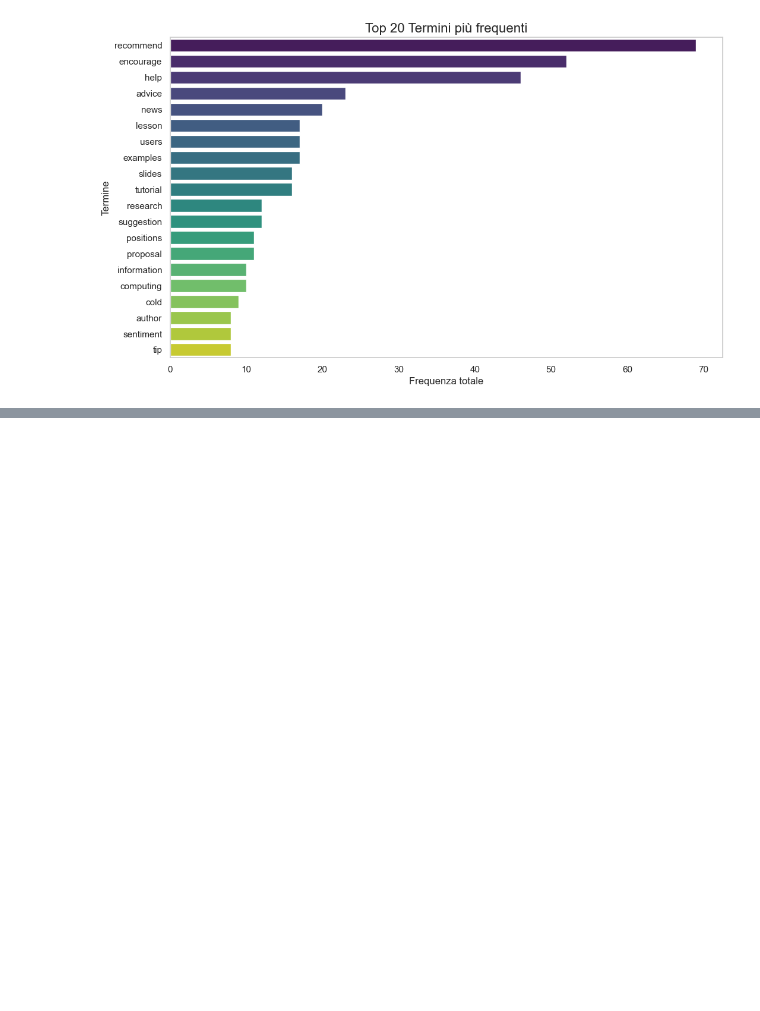
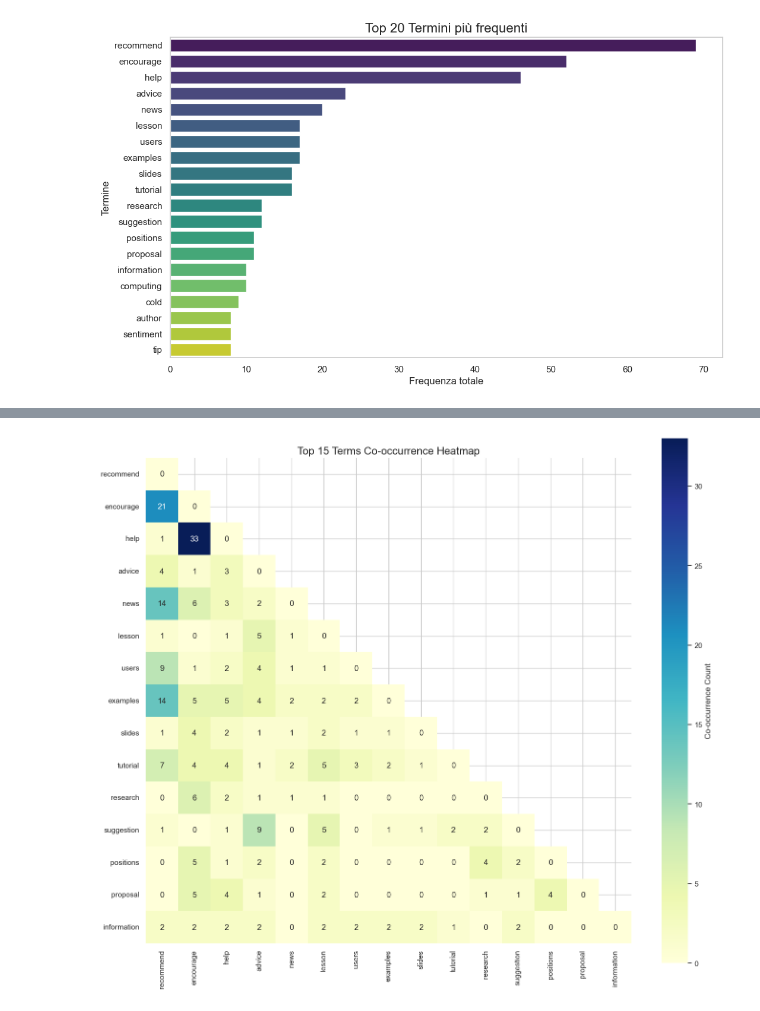
Before and after one commit to dami013/Terms, a Jupyter notebook: terms_link_analysis.ipynb, the cells around one changed output, grey strips where cells are left out. Cells and saved outputs as stored; diff of their text form; code cells hidden in the pictures; blank space fills up the shorter version.

```diff
--- a/terms_link_analysis.ipynb
+++ b/terms_link_analysis.ipynb
@@ -300,0 +404,89 @@ plt.show()
+# %%
+# 7.2 Alternative approach for co-occurrence heatmap
+print("\nCo-occurrence Heatmap")
+
+# Get top N terms by frequency
+top_n_terms = 15
+top_terms_list = term_freq.head(top_n_terms).index.tolist()
+
+# Create an empty square matrix for co-occurrences
+co_matrix = np.zeros((top_n_terms, top_n_terms))
+
+# Create a dictionary for fast lookup
+term_to_index = {term: i for i, term in enumerate(top_terms_list)}
+
+# Fill the matrix with co-occurrence counts
+for _, row in co_df.iterrows():
+    term1, term2 = row['term1'], row['term2']
+    count = row['count']
+
+    # Check if both terms are in our top terms list
+    if term1 in term_to_index and term2 in term_to_index:
+        i = term_to_index[term1]
+        j = term_to_index[term2]
+        co_matrix[i, j] = count
+        co_matrix[j, i] = count  # Make it symmetric
+
+# Create a DataFrame from the matrix
+co_matrix_df = pd.DataFrame(co_matrix, index=top_terms_list, columns=top_terms_list)
+
+# Plot heatmap
+plt.figure(figsize=(14, 12))
+mask = np.triu(np.ones_like(co_matrix_df, dtype=bool), k=1)  # Mask for lower triangular
+sns.heatmap(
+    co_matrix_df,
+    annot=True,
+    fmt='.0f',
+    cmap='YlGnBu',
+    mask=mask,  # Optional: use only lower triangle due to symmetry
+    square=True,
+    cbar_kws={'label': 'Co-occurrence Count'}
+)
+plt.title(f'Top {top_n_terms} Terms Co-occurrence Heatmap', fontsize=16)
+plt.tight_layout()
+plt.savefig('co_occurrence_heatmap.png', dpi=300, bbox_inches='tight')
+plt.show()  # Add explicit show() to ensure it's displayed
+plt.close()
+
+# Alternative visualization: Network graph of top terms only
+print("\nTop Terms Network Visualization")
+G_top = nx.Graph()
+
+# Add top terms as nodes
+for term in top_terms_list:
+    G_top.add_node(term)
+
+# Add edges for co-occurrences
+for term1_idx, term1 in enumerate(top_terms_list):
+    for term2_idx, term2 in enumerate(top_terms_list):
+        if term1_idx < term2_idx:  # Avoid duplicates
+            weight = co_matrix_df.loc[term1, term2]
+            if weight > 0:
+                G_top.add_edge(term1, term2, weight=weight)
+
+# Set node positions
+pos = nx.spring_layout(G_top, seed=42)
+
+# Plot the graph
+plt.figure(figsize=(16, 12))
+
+# Draw nodes with size based on frequency
+node_sizes = [term_freq[term] * 100 for term in top_terms_list]
+nx.draw_networkx_nodes(G_top, pos, node_color='skyblue',
+                      node_size=node_sizes, alpha=0.8)
+
+# Draw edges with width based on co-occurrence count
+edge_weights = [G_top[u][v]['weight'] * 0.5 for u, v in G_top.edges()]
+nx.draw_networkx_edges(G_top, pos, width=edge_weights,
+                      alpha=0.5, edge_color='gray')
+
+# Draw labels
+nx.draw_networkx_labels(G_top, pos, font_size=12, font_weight='bold')
+
+plt.title("Top Terms Co-occurrence Network", fontsize=18)
+plt.axis('off')
+plt.tight_layout()
+plt.savefig('top_terms_network.png', dpi=300, bbox_inches='tight')
+plt.show()
+plt.close()
+# %% [output]
@@ -300,0 +494 @@ plt.show()
+[figure, added]
```
Also changed, not shown: parts of 22 cells of this notebook.
